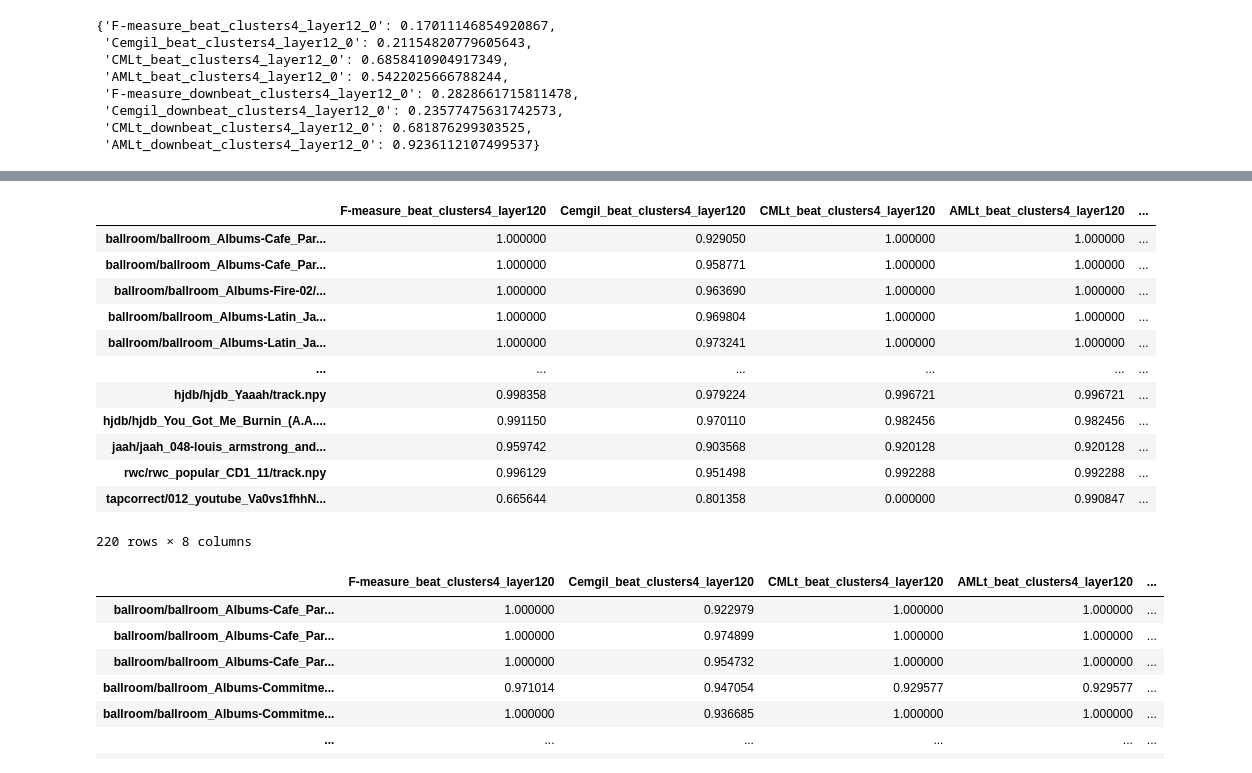
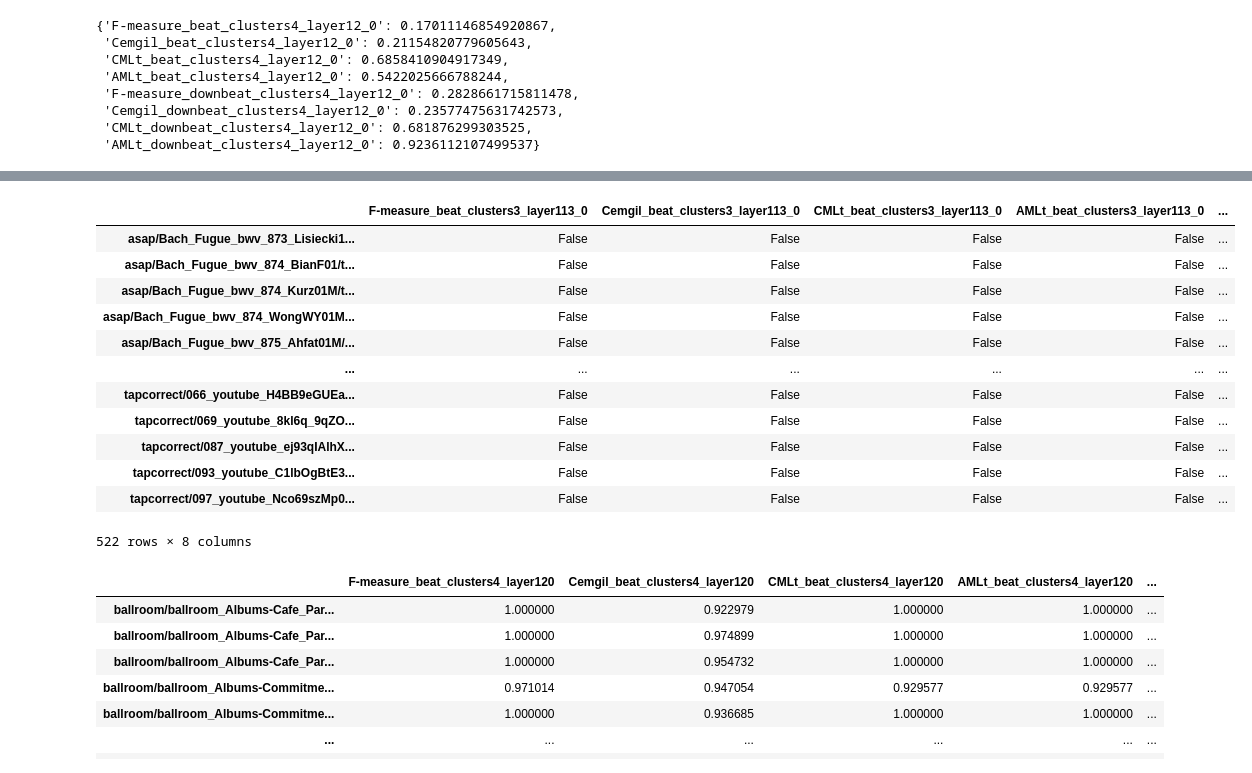
Before and after one commit to PulyaPolya/beat_this, a Jupyter notebook: results_evaluation.ipynb, the cells around one changed output, grey strips where cells are left out. Drawn from its saved outputs; the diff is of its cells as text; code cells hidden in the pictures.

Commit message:
baseline runs

```diff
--- a/results_evaluation.ipynb
+++ b/results_evaluation.ipynb
@@ -147,3 +148,11 @@ Final size of df is 556
  'Cemgil_downbeat_clusters4_layer12_0': 0.23577475631742573,
  'CMLt_downbeat_clusters4_layer12_0': 0.681876299303525,
  'AMLt_downbeat_clusters4_layer12_0': 0.9236112107499537}
+# %%
+import os
+import json
+json_val_path = "json_val_scores"
+df_total = construct_total_df (json_val_path, seed=0, cluster_config="clusters3_layer113", cluster_numbers=[1,2, 3])
+df_full = construct_df_full_data (json_val_path, seed=0, rename_columns="baseline")
+diff_dict = get_performance_differences (df_total, df_full)
+diff_dict
@@ -150,19 +176,19 @@ Final size of df is 556
 # %%
-df1
+df_total.isna()
 # %% [output]
-|  | F-measure_beat_clusters4_layer120 | Cemgil_beat_clusters4_layer120 | CMLt_beat_clusters4_layer120 | AMLt_beat_clusters4_layer120 | ... |
-| ballroom/ballroom_Albums-Cafe_Par... | 1.000000 | 0.929050 | 1.000000 | 1.000000 | ... |
-| ballroom/ballroom_Albums-Cafe_Par... | 1.000000 | 0.958771 | 1.000000 | 1.000000 | ... |
-| ballroom/ballroom_Albums-Fire-02/... | 1.000000 | 0.963690 | 1.000000 | 1.000000 | ... |
-| ballroom/ballroom_Albums-Latin_Ja... | 1.000000 | 0.969804 | 1.000000 | 1.000000 | ... |
-| ballroom/ballroom_Albums-Latin_Ja... | 1.000000 | 0.973241 | 1.000000 | 1.000000 | ... |
+|  | F-measure_beat_clusters3_layer113_0 | Cemgil_beat_clusters3_layer113_0 | CMLt_beat_clusters3_layer113_0 | AMLt_beat_clusters3_layer113_0 | ... |
+| asap/Bach_Fugue_bwv_873_Lisiecki1... | False | False | False | False | ... |
+| asap/Bach_Fugue_bwv_874_BianF01/t... | False | False | False | False | ... |
+| asap/Bach_Fugue_bwv_874_Kurz01M/t... | False | False | False | False | ... |
+| asap/Bach_Fugue_bwv_874_WongWY01M... | False | False | False | False | ... |
+| asap/Bach_Fugue_bwv_875_Ahfat01M/... | False | False | False | False | ... |
 | ... | ... | ... | ... | ... | ... |
-| hjdb/hjdb_Yaaah/track.npy | 0.998358 | 0.979224 | 0.996721 | 0.996721 | ... |
-| hjdb/hjdb_You_Got_Me_Burnin_(A.A.... | 0.991150 | 0.970110 | 0.982456 | 0.982456 | ... |
-| jaah/jaah_048-louis_armstrong_and... | 0.959742 | 0.903568 | 0.920128 | 0.920128 | ... |
-| rwc/rwc_popular_CD1_11/track.npy | 0.996129 | 0.951498 | 0.992288 | 0.992288 | ... |
-| tapcorrect/012_youtube_Va0vs1fhhN... | 0.665644 | 0.801358 | 0.000000 | 0.990847 | ... |
+| tapcorrect/066_youtube_H4BB9eGUEa... | False | False | False | False | ... |
+| tapcorrect/069_youtube_8kl6q_9qZO... | False | False | False | False | ... |
+| tapcorrect/087_youtube_ej93qIAlhX... | False | False | False | False | ... |
+| tapcorrect/093_youtube_C1lbOgBtE3... | False | False | False | False | ... |
+| tapcorrect/097_youtube_Nco69szMp0... | False | False | False | False | ... |
-220 rows × 8 columns
+522 rows × 8 columns
 # %%
 df2
 # %% [output]
```
Also changed, not shown: parts of 3 cells of this notebook, 1 other file.
